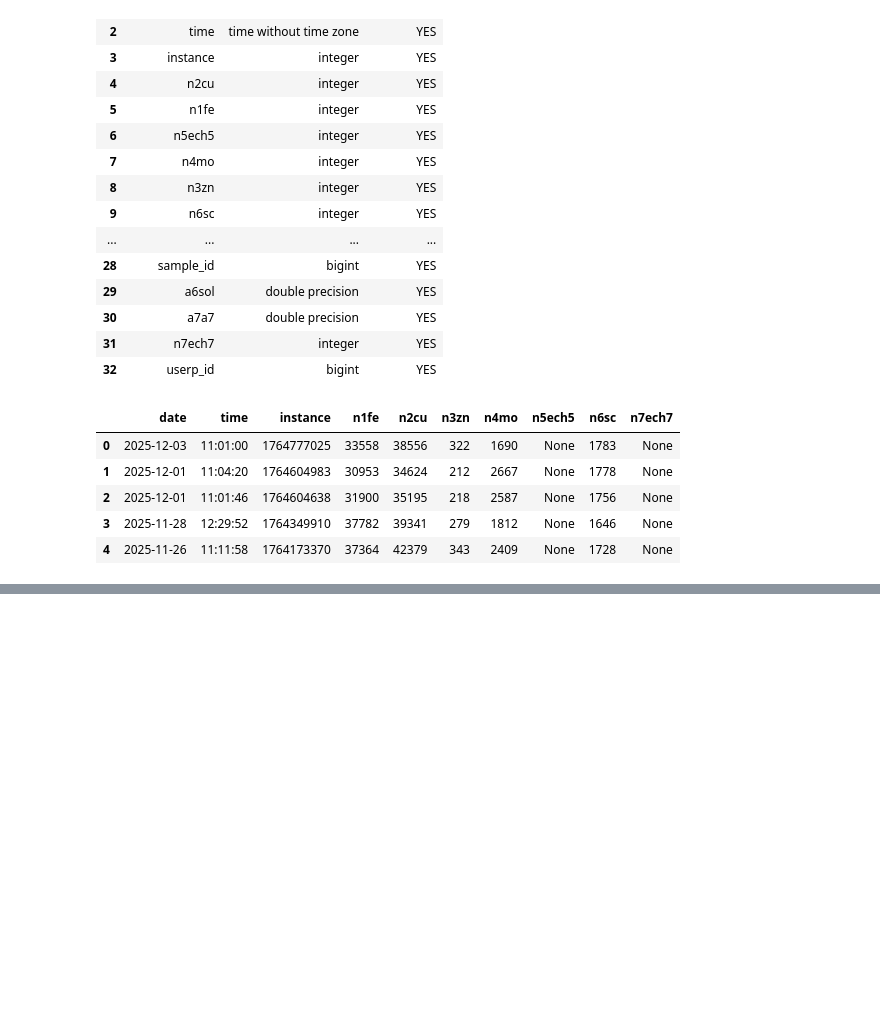
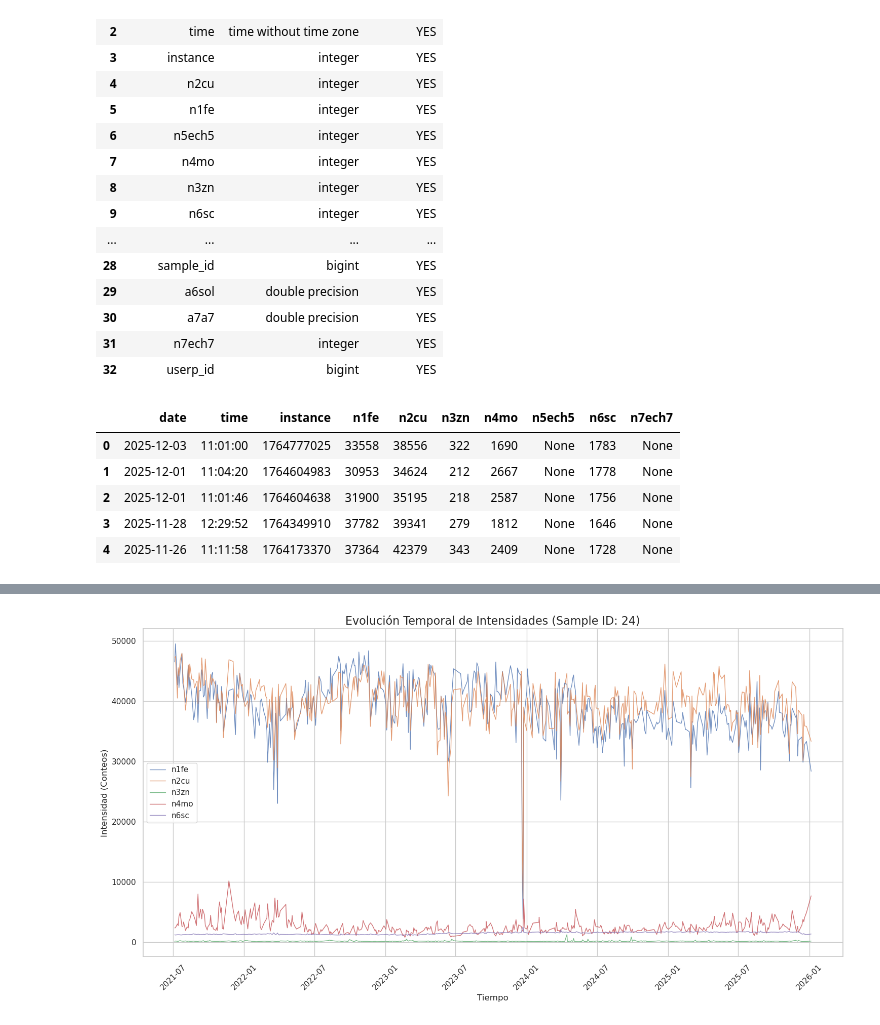
Before and after one commit to FitoCCF/data2Tesis, a Jupyter notebook: notebooks/01_getData4PD.ipynb, the cells around one changed output, grey strips where cells are left out. Drawn from its saved outputs; the diff is of its cells as text; code cells hidden in the pictures; blank space fills up the shorter version.

```diff
--- a/notebooks/01_getData4PD.ipynb
+++ b/notebooks/01_getData4PD.ipynb
@@ -44,3 +44,82 @@ df_intensidad.head()
 | 2 | 2025-12-01 | 11:01:46 | 1764604638 | 31900 | 35195 | 218 | 2587 | None | 1756 | None |
 | 3 | 2025-11-28 | 12:29:52 | 1764349910 | 37782 | 39341 | 279 | 1812 | None | 1646 | None |
 | 4 | 2025-11-26 | 11:11:58 | 1764173370 | 37364 | 42379 | 343 | 2409 | None | 1728 | None |
+# %%
+# Celdas sugeridas para continuar el análisis en el notebook
+
+# ---------------------------------------------------------
+# Célula 1: Importación de librerías para análisis y gráficos
+# ---------------------------------------------------------
+import pandas as pd
+import matplotlib.pyplot as plt
+import seaborn as sns
+
+# Configuración de estilo
+sns.set(style="whitegrid")
+plt.rcParams['figure.figsize'] = (12, 6)
+
+# ---------------------------------------------------------
+# Célula 2: Información general y limpieza básica
+# Verifica tipos de datos y valores nulos
+# ---------------------------------------------------------
+print("Información del DataFrame:")
+df_intensidad.info()
+
+print("\nEstadísticas Descriptivas:")
+display(df_intensidad.describe())
+
+# ---------------------------------------------------------
+# Célula 3: Preprocesamiento de Fechas
+# Crear un índice temporal combinando 'date' y 'time'
+# ---------------------------------------------------------
+# Convertir a string para asegurar concatenación correcta, luego a datetime
+df_intensidad['datetime'] = pd.to_datetime(
+    df_intensidad['date'].astype(str) + ' ' + df_intensidad['time'].astype(str)
+)
+
+# Ordenar por fecha y establecer como índice
+df_intensidad = df_intensidad.sort_values('datetime')
+df_intensidad.set_index('datetime', inplace=True)
+
+print("Rango de fechas:", df_intensidad.index.min(), "a", df_intensidad.index.max())
+
+# ---------------------------------------------------------
+# Célula 4: Visualización de Series de Tiempo (Evolución de Intensidades)
+# Graficar cómo varían los elementos principales en el tiempo
+# ---------------------------------------------------------
+elementos_cols = ['n1fe', 'n2cu', 'n3zn', 'n4mo', 'n6sc']
+
+plt.figure(figsize=(15, 8))
+for col in elementos_cols:
+    if col in df_intensidad.columns:
+        plt.plot(df_intensidad.index, df_intensidad[col], label=col, alpha=0.8, linewidth=1)
+
+plt.title(f'Evolución Temporal de Intensidades (Sample ID: {SAMPLE_ID})', fontsize=16)
+plt.xlabel('Tiempo')
+plt.ylabel('Intensidad (Conteos)')
+plt.legend()
+plt.xticks(rotation=45)
+plt.tight_layout()
+plt.show()
+
+# ---------------------------------------------------------
+# Célula 5: Matriz de Correlación
+# Ver qué elementos varían conjuntamente
+# ---------------------------------------------------------
+plt.figure(figsize=(10, 8))
+
+# Calculamos correlación solo sobre las columnas numéricas de interés
+corr_matrix = df_intensidad[elementos_cols].corr()
+
+sns.heatmap(corr_matrix, annot=True, cmap='coolwarm', fmt=".2f", vmin=-1, vmax=1)
+plt.title('Matriz de Correlación entre Intensidades', fontsize=16)
+plt.show()
+
+# ---------------------------------------------------------
+# Célula 6: Distribución de las Intensidades (Histogramas)
+# ---------------------------------------------------------
+df_intensidad[elementos_cols].hist(bins=50, figsize=(15, 10), layout=(2, 3), grid=True)
+plt.suptitle('Distribución de Intensidades por Elemento', fontsize=16)
+plt.tight_layout()
+plt.show()
+# %% [output]
@@ -46,0 +156 @@ df_intensidad.head()
+[figure, added]
```
Also changed, not shown: parts of 2 cells of this notebook, 10 other files.
